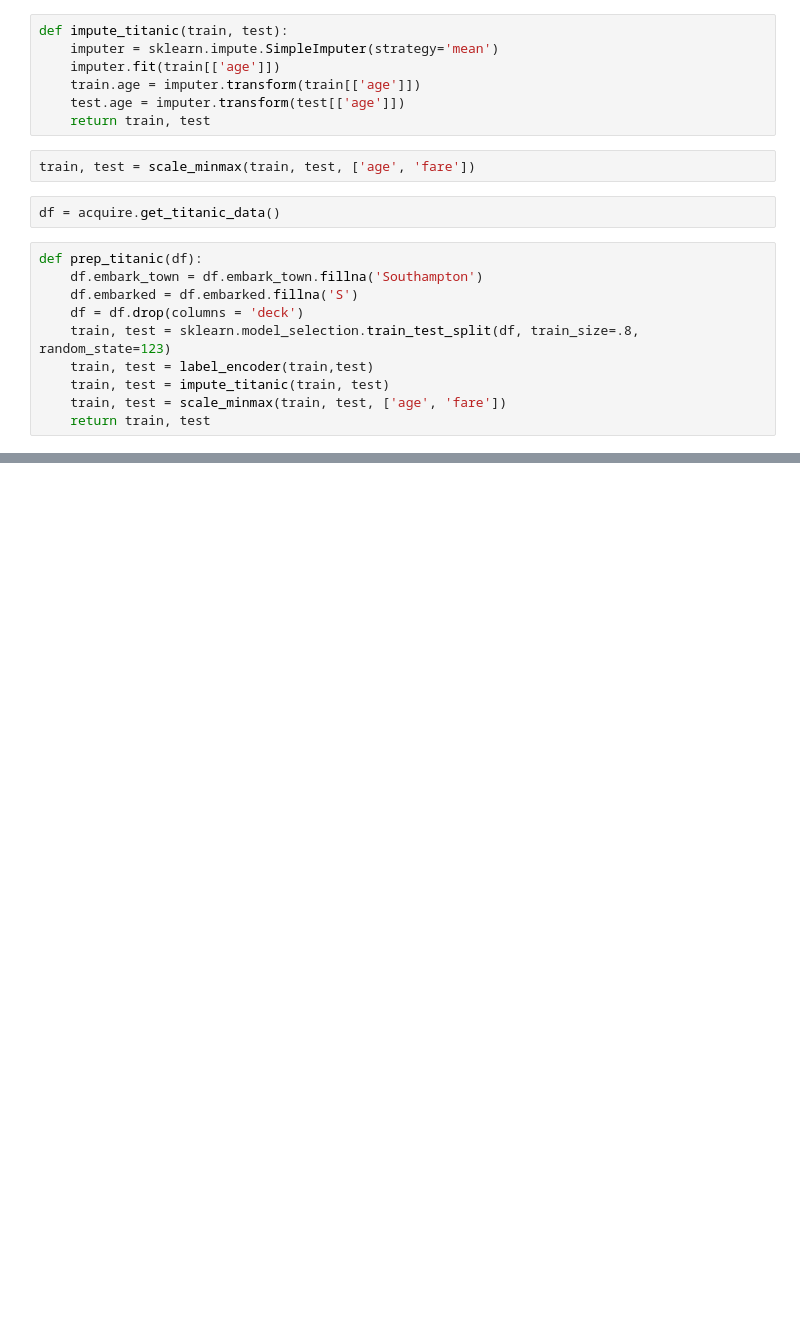
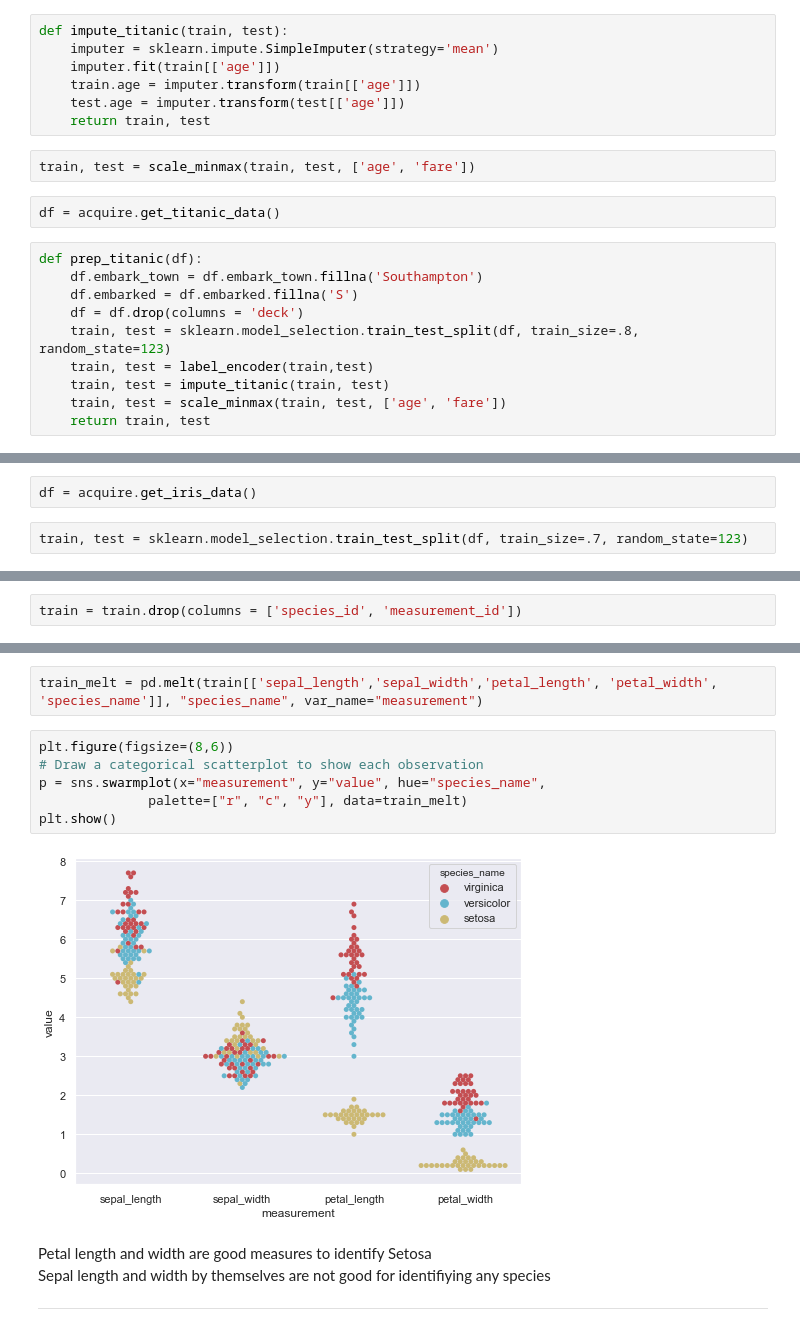
Before and after one commit to ravinder79/classification, a Jupyter notebook: classification_exercises.ipynb, the cells around one changed output, grey strips where cells are left out. Drawn from its saved outputs; the diff is of its cells as text; blank space fills up the shorter version.

```diff
--- a/classification_exercises.ipynb
+++ b/classification_exercises.ipynb
@@ -437,0 +480,4 @@ train, test = prep_titanic(df)
+# %%
+df = acquire.get_iris_data()
+# %%
+train, test = sklearn.model_selection.train_test_split(df, train_size=.7, random_state=123)
@@ -437,0 +492,2 @@ train, test = prep_titanic(df)
+# %%
+train = train.drop(columns = ['species_id', 'measurement_id'])
@@ -437,0 +507,14 @@ train, test = prep_titanic(df)
+# %%
+train_melt = pd.melt(train[['sepal_length','sepal_width','petal_length', 'petal_width', 'species_name']], "species_name", var_name="measurement")
+# %%
+plt.figure(figsize=(8,6))
+# Draw a categorical scatterplot to show each observation
+p = sns.swarmplot(x="measurement", y="value", hue="species_name",
+              palette=["r", "c", "y"], data=train_melt)
+plt.show()
+# %% [output]
+[figure, added]
+# %% [markdown]
+Petal length and width are good measures to identify Setosa\
+Sepal length and width by themselves are not good for identifiying any species
+***
```
Also changed, not shown: parts of 25 cells of this notebook.
